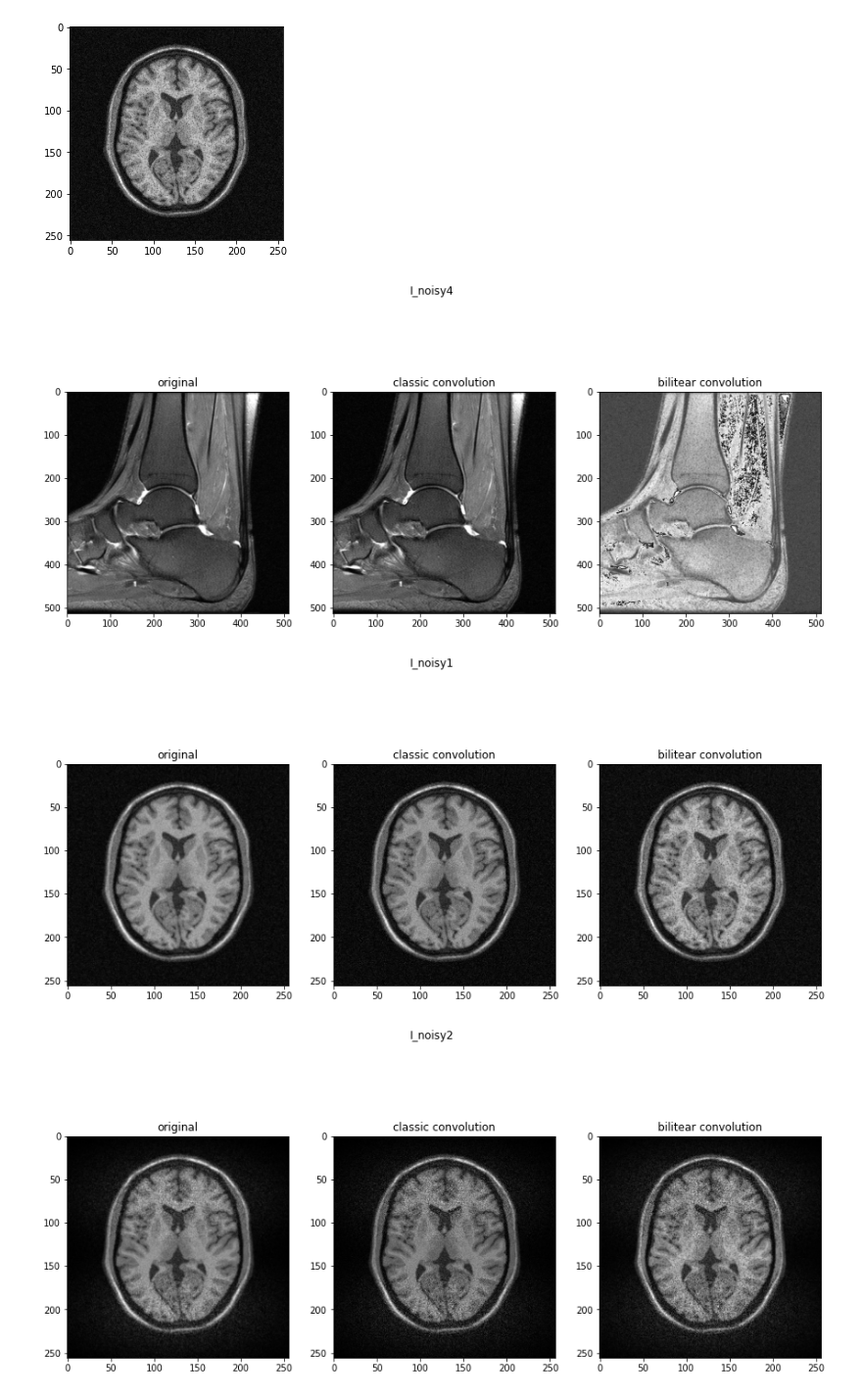
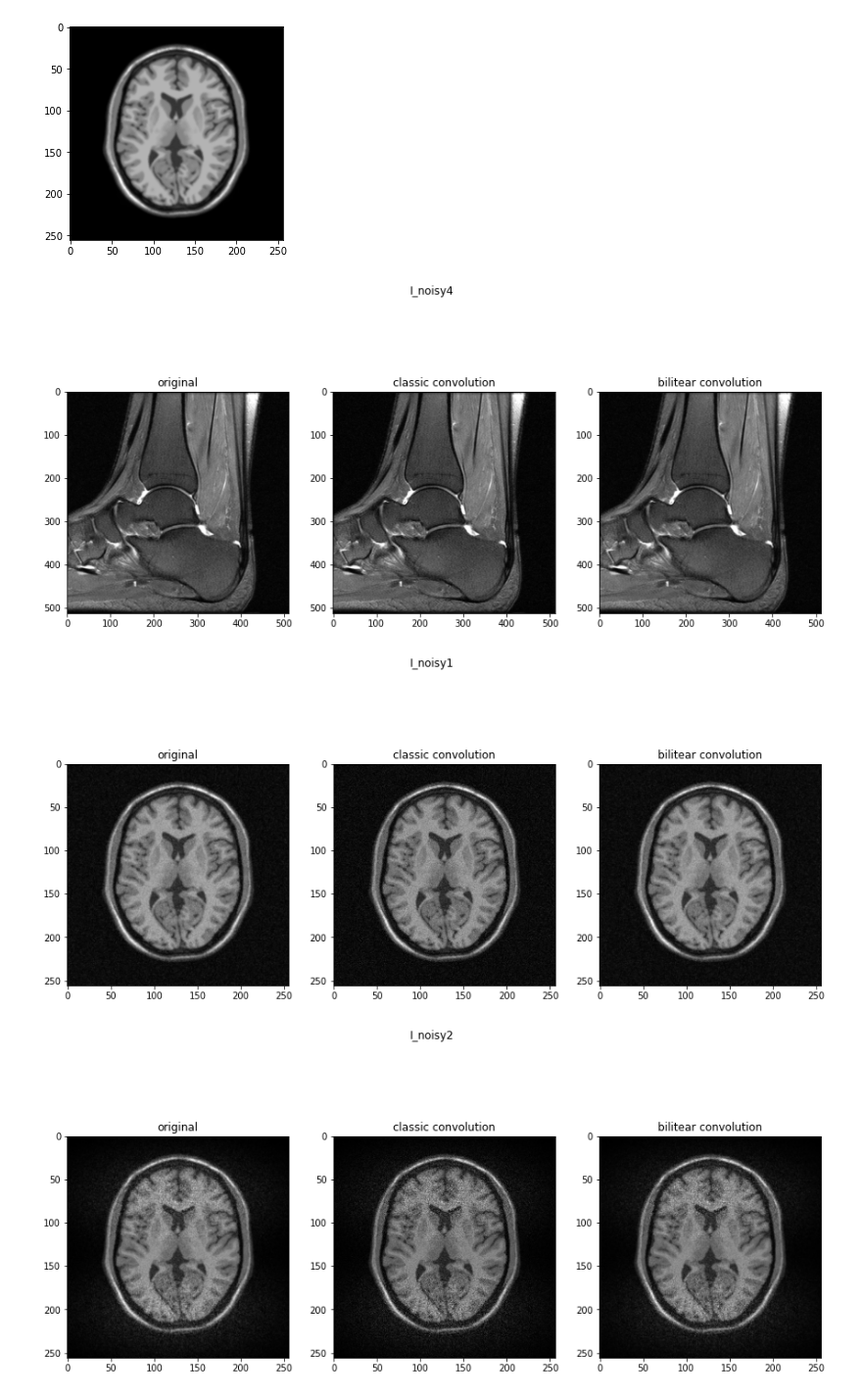
Before and after one commit to RysiekPrecikowski/WDCPO, a Jupyter notebook: lab7.ipynb, the cells around one changed output. Shown at 98% size. Saved outputs shown, nothing was run; the diff lists cells and outputs as text; code cells hidden in the pictures.

```diff
--- a/lab7.ipynb
+++ b/lab7.ipynb
@@ -152,8 +152,8 @@ def get_pixel(window, mask):
     return window[i, i]
 
 def pixel_value_biliteral(window, mask, sigmaR):
-    g = np.exp((-(window - get_pixel(window, mask))**2) / (2*sigmaR**2))
-    return np.sum(window * mask * g)
+    g = np.exp((-(np.abs(window - get_pixel(window, mask)))**2) / (2 * sigmaR**2))
+    return np.sum(window * mask * g) / np.sum(mask * g)
 
 def convolution(img, mask, calc_function, *func_args):
     k = mask.shape[0] // 2
@@ -169,8 +169,9 @@ def convolution(img, mask, calc_function, *func_args):
 plt.imshow(img, cmap="gray")
 plt.show()
 
-mask = fgaussian(3, 0.5)
-plt.imshow(convolution(img, mask, pixel_value_biliteral, 10), cmap="gray")
+mask = fgaussian(3, 2)
+sigma_R = 15
+plt.imshow(convolution(img, mask, pixel_value_biliteral, sigma_R), cmap="gray")
 plt.show()
 # %% [output]
 [figure]
@@ -178,30 +179,30 @@ plt.show()
 # %%
 for name, img in images.items():
     mask = fgaussian(3, 0.5)
-    sigma_R = 10
+    sigma_R = 50
 
     img_filtered_classic = classic_convolution(img, mask)
 
     img_filtered_bilitear = convolution(img, mask, pixel_value_biliteral, sigma_R)
 
     fig, ax = plt.subplots(1, 3)
 
     fig.suptitle(name)
     fig.set_size_inches(15, 7)
 
     ax[0].set_title("original")
     ax[0].imshow(img_filtered_classic, cmap="gray")
 
     ax[1].set_title("classic convolution")
     ax[1].imshow(img, cmap="gray")
 
     ax[2].set_title("bilitear convolution")
     ax[2].imshow(img_filtered_bilitear, cmap="gray")
 
     plt.show()
 
     print("\n\n")
 # %% [output]
-[figure, old version]
+[figure, new version]
 [figure]
 [figure]
```
Also changed, not shown: parts of 2 cells of this notebook.
